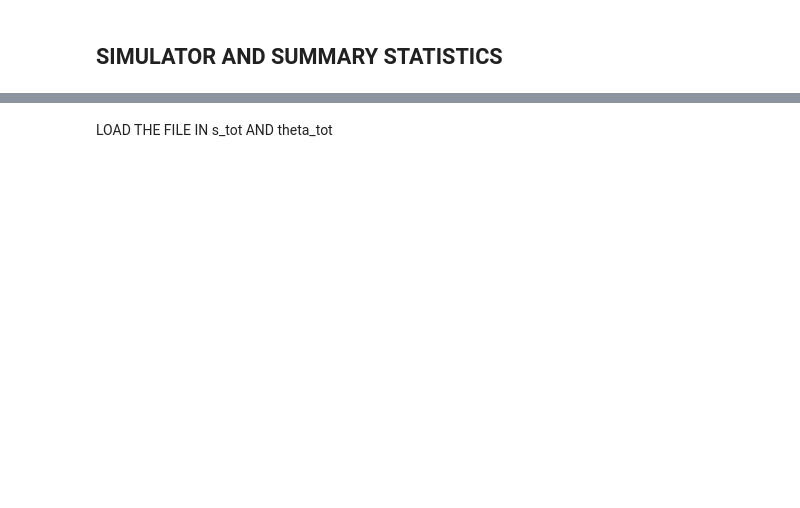
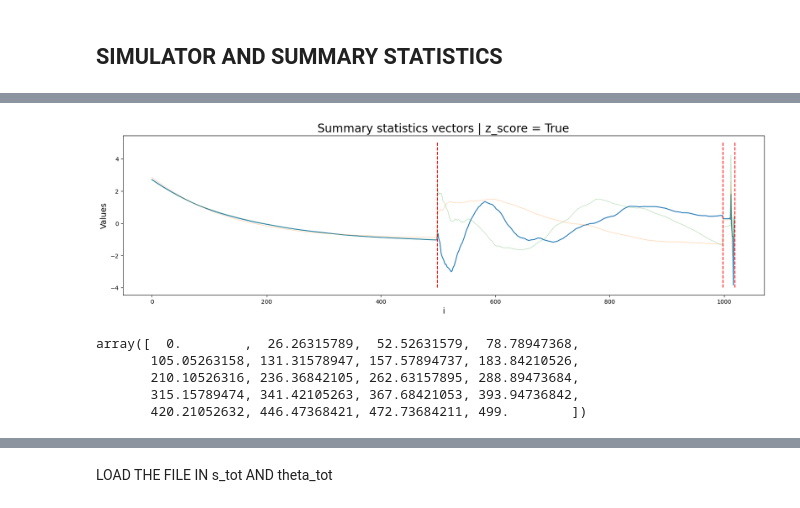
Before and after one commit to jacopocarotenuto/SBI_RedBloodCells, a Jupyter notebook: Code/Notebooks/results.ipynb, the cells around one changed output, grey strips where cells are left out. Drawn from its saved outputs; the diff is of its cells as text; code cells hidden in the pictures; blank space fills up the shorter version.

```diff
--- a/Code/Notebooks/results.ipynb
+++ b/Code/Notebooks/results.ipynb
@@ -196,0 +227,23 @@ Wall time: 3min 10s
+# %%
+%%time
+# Compute the summary statistics from the simulations
+selected_stats = ["Cxx", "s_redx", "tucci"]
+z_score = True
+
+first = True
+for i in range(3):
+    print("i = ", i, " / ", n_sim, end="\r")
+    summary_stats = compute_summary_statistics(x_trace[i], theta[:,i])
+    s_i = select_summary_statistics(summary_stats, selected_stats, z_score=z_score)
+
+    if first:
+        s_tot = s_i
+        theta_tot = torch.from_numpy(summary_stats["theta"]).to(torch.float32)
+        summary_stats_length = [len(summary_stats[s]) for s in selected_stats]
+        print("Length of each summary statistics: ", summary_stats_length)
+        first = False
+    else:
+        s_tot = torch.cat((s_tot, s_i), dim=0)
+        theta_tot = torch.cat((theta_tot, torch.from_numpy(summary_stats["theta"]).to(torch.float32)), dim=1)
+
+print("s_tot shape: ", s_tot.shape, ",  theta_tot shape: ", theta_tot.shape)
@@ -196,0 +255,21 @@ Wall time: 3min 10s
+# %%
+plt.figure(figsize=(20, 5))
+plt.title("Summary statistics vectors | z_score = " + str(z_score), fontsize=20)
+plt.xlabel("i", fontsize=14)
+plt.ylabel("Values", fontsize=14)
+plt.plot(s_tot[0, :])
+
+for i in range(1, min([s_tot.shape[0], 5])):
+    plt.plot(s_tot[i, :], lw=0.5, alpha=0.6)
+
+plt.vlines(x=np.cumsum(summary_stats_length), ymin=-4, ymax=5, color='r', linestyles='dashed');
+# %% [output]
+[figure, added]
+# %%
+idx_clean_corr
+# %% [output]
+array([  0.        ,  26.26315789,  52.52631579,  78.78947368,
+       105.05263158, 131.31578947, 157.57894737, 183.84210526,
+       210.10526316, 236.36842105, 262.63157895, 288.89473684,
+       315.15789474, 341.42105263, 367.68421053, 393.94736842,
+       420.21052632, 446.47368421, 472.73684211, 499.        ])
```
Also changed, not shown: parts of 17 cells of this notebook, 1 other file.
